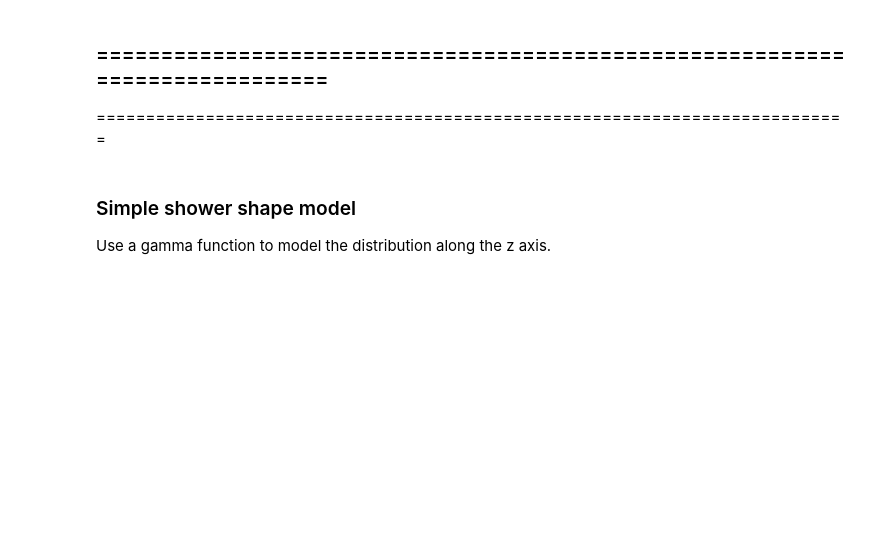
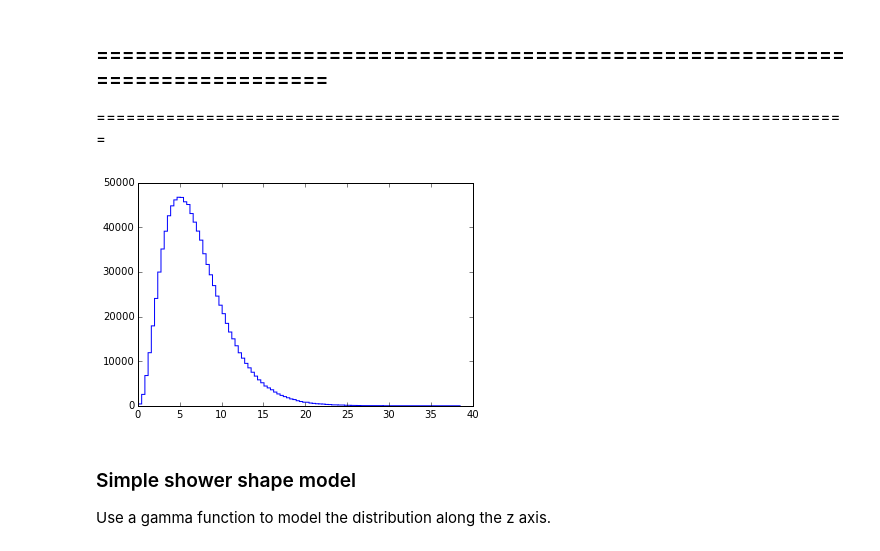
Before and after one commit to gitcheng/rayTraceNotebook, a Jupyter notebook: photon_collection_time.ipynb, the cells around one changed output. Drawn from its saved outputs; the diff is of its cells as text; code cells hidden in the pictures; blank space fills up the shorter version.

```diff
--- a/photon_collection_time.ipynb
+++ b/photon_collection_time.ipynb
@@ -152,6 +152,12 @@ E.g., time_baf2_hex_G1.py, time_lyso_pet_G2.py, etc.
 ### ============================================================================
 
 ============================================================================
+# %%
+# Gamma function
+z= rand.gamma(3.5, 2, 1000000)
+plt.hist(z, bins=100, histtype='step');
+# %% [output]
+[figure, added]
 # %% [markdown]
 <h3>Simple shower shape model</h3>
 
```
Also changed, not shown: 8 other files.
